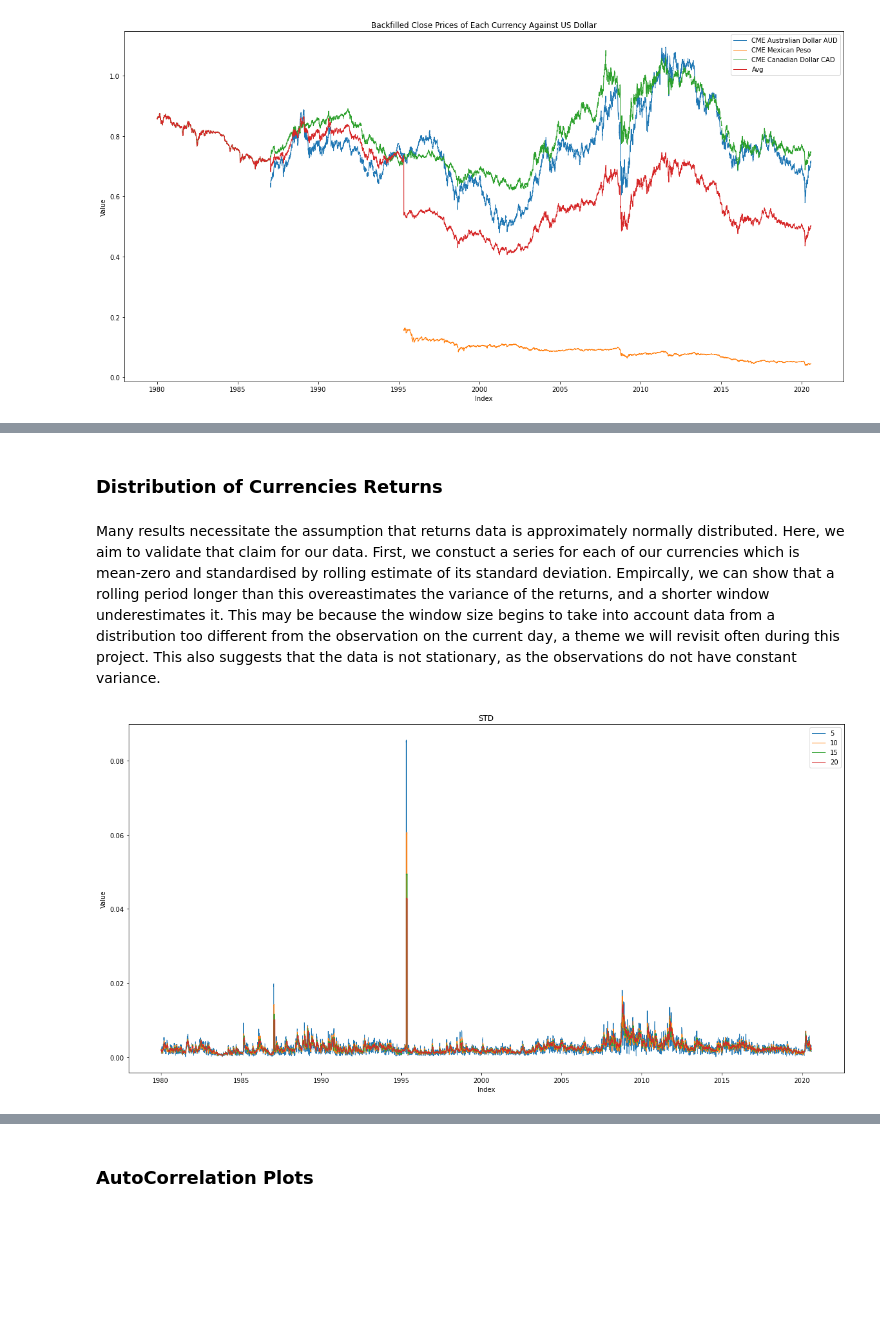
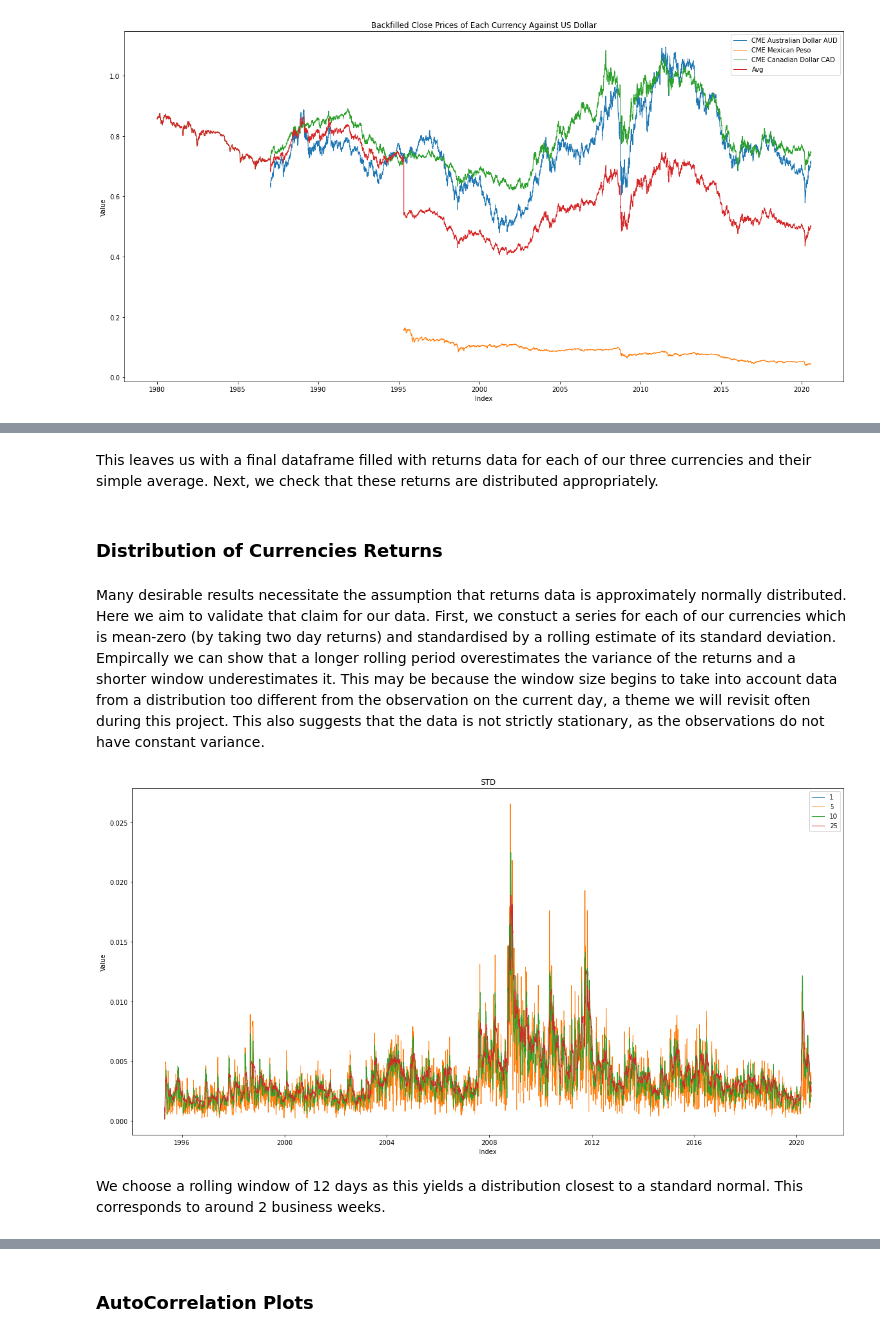
Before and after one commit to andrewmelville/M4R-Project, a Jupyter notebook: Exploratory Analysis of Real Futures Data.ipynb, the cells around one changed output, grey strips where cells are left out. Cells and saved outputs as stored; diff of their text form; code cells hidden in the pictures; blank space fills up the shorter version.

Commit message:
Commodities Data Analysis

```diff
--- a/Exploratory Analysis of Real Futures Data.ipynb
+++ b/Exploratory Analysis of Real Futures Data.ipynb
@@ -53,5 +54,6 @@ The sharp spikes in the plotted data are a result of gaps in either the North Am
 # %%
-currency_close_df['Avg'] = currency_close_df.fillna(method='ffill').mean(axis=1)
+currency_close_df = currency_close_df.fillna(method='ffill')
+currency_close_df['Avg'] = currency_close_df.mean(axis=1)
 
 series_plot(currency_close_df,'Backfilled Close Prices of Each Currency Against US Dollar', legend=True)
 # %% [output]
@@ -58,0 +63,6 @@ series_plot(currency_close_df,'Backfilled Close Prices of Each Currency Against
+# %%
+# Truncating currency data frame to first AUD date
+mask = currency_close_df['CME Mexican Peso'].isnull()
+
+currency_close_df = currency_close_df.loc[np.logical_not(mask)]
+series_plot(currency_close_df, 'Final Currency Returns Dataframe', legend=True)
@@ -59,15 +71,19 @@ series_plot(currency_close_df,'Backfilled Close Prices of Each Currency Against
+# %% [markdown]
+This leaves us with a final dataframe filled with returns data for each of our three currencies and their simple average. Next, we check that these returns are distributed appropriately.
 # %% [markdown]
 ### Distribution of Currencies Returns
 # %% [markdown]
-Many results necessitate the assumption that returns data is approximately normally distributed. Here, we aim to validate that claim for our data. First, we constuct a series for each of our currencies which is mean-zero and standardised by
-rolling estimate of its standard deviation. Empircally, we can show that a rolling period longer than this overeastimates the variance of the returns, and a shorter window underestimates it. This may be because the window size begins to take into account data from a distribution too different from the observation on the current day, a theme we will revisit often during this project. This also suggests that the data is not stationary, as the observations do not have constant variance.
+Many desirable results necessitate the assumption that returns data is approximately normally distributed. Here we aim to validate that claim for our data. First, we constuct a series for each of our currencies which is mean-zero (by taking two day returns) and standardised by a rolling estimate of its standard deviation. Empircally we can show that a longer rolling period overestimates the variance of the returns and a shorter window underestimates it. This may be because the window size begins to take into account data from a distribution too different from the observation on the current day, a theme we will revisit often during this project. This also suggests that the data is not strictly stationary, as the observations do not have constant variance.
 # %%
+# Check series of standard deviation estimates for different rolling windows
 std_plot = pd.DataFrame([], index=currency_close_df.index)
-for window_size in [5,10,15,20]:
-    std_plot[window_size] = currency_close_df['Avg'].diff().rolling(window_size,min_periods=1).std()
+for window_size in [1,5,10,25]:
+    std_plot[window_size] = currency_close_df['Avg'].diff(periods=2).rolling(window_size,min_periods=1).std()
 series_plot(std_plot,'STD',legend=True)
 # %% [output]
-[figure, old version]
+[figure, new version]
+# %% [markdown]
+We choose a rolling window of 12 days as this yields a distribution closest to a standard normal. This corresponds to around 2 business weeks.
 # %%
 # Normalised return dataframe
 norm_currency_returns = pd.DataFrame([]).reindex_like(currency_close_df)
```
Also changed, not shown: parts of 29 cells of this notebook, 1 other file.
